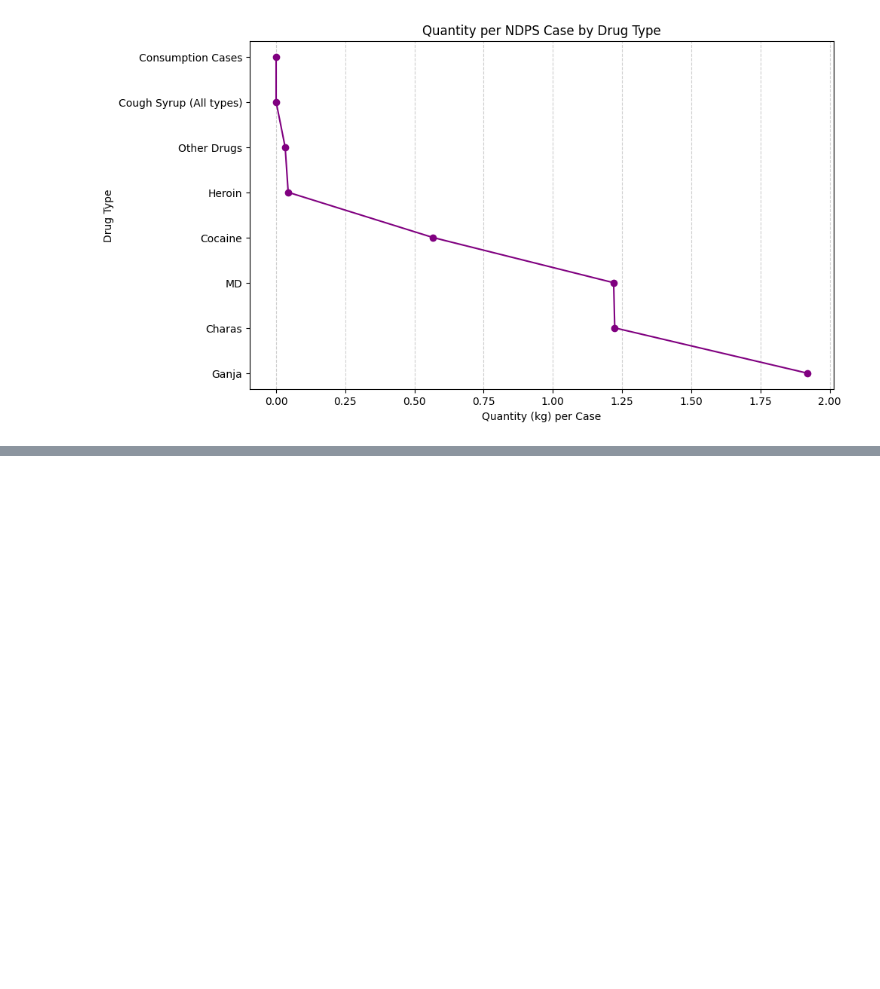
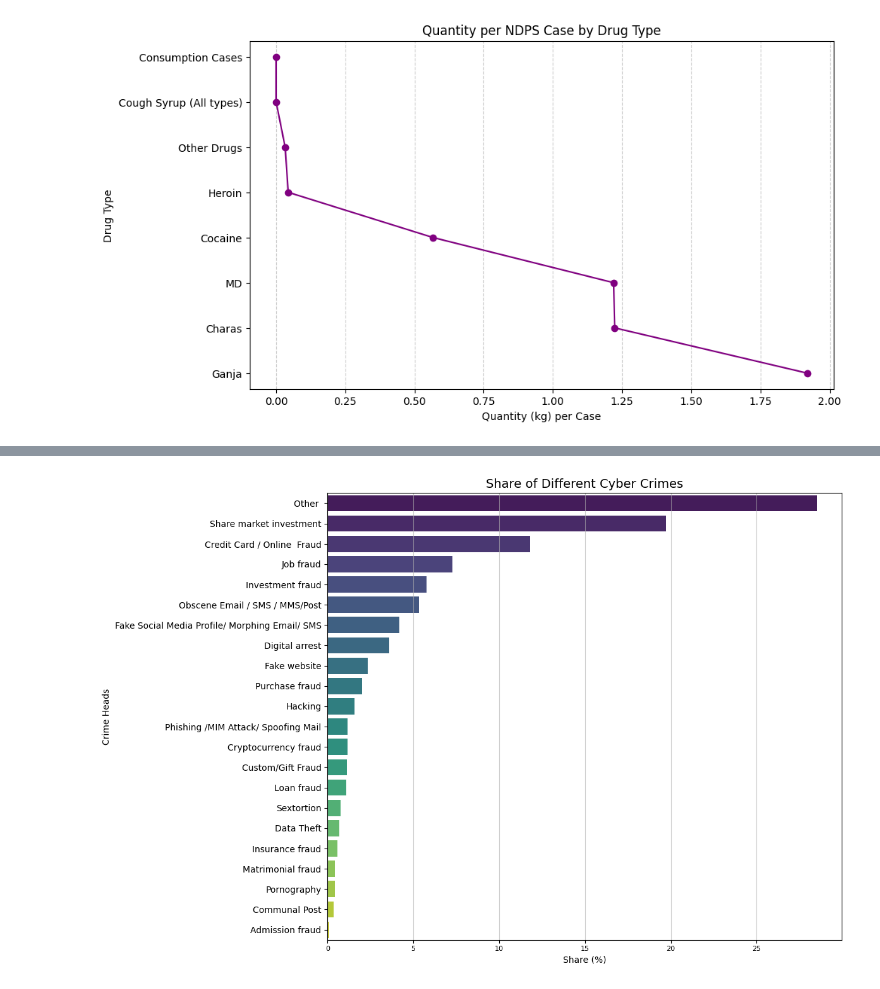
Before and after one commit to mrunmayee3108/Mumbai-Crime-data-analysis, a Jupyter notebook: crime_analysis.ipynb, the cells around one changed output, grey strips where cells are left out. Saved outputs shown, nothing was run; the diff lists cells and outputs as text; code cells hidden in the pictures; blank space fills up the shorter version.

Commit message:
crime analysis notebook

```diff
--- a/crime_analysis.ipynb
+++ b/crime_analysis.ipynb
@@ -354,0 +428,7 @@ plt.show()
+# %%
+import numpy as np
+df6['persons_arr_percase'] = np.where(df6['PA'] == 0, 0, df6['Reg.']/df6['PA'])
+df6['persons_arr_percase'] = df6['persons_arr_percase'].fillna(0)
+# %%
+df6.sort_values(by = 'persons_arr_percase', ascending = False, inplace = True)
+df6
@@ -354,0 +453,21 @@ plt.show()
+# %%
+df6['share'] = df6['Reg.']/df6['Reg.'].sum()
+# %%
+df6.sort_values(by = 'share', ascending=False, inplace = True)
+# %%
+plt.figure(figsize=(12, 8))
+sns.barplot(x='share', y='Head Wise Crime', data=df6.sort_values('share', ascending=False), palette='viridis', hue='Head Wise Crime', legend=False)
+plt.grid(axis = 'x', linestyle = '-', alpha = 0.6)
+plt.tick_params(axis='y', labelsize=8) # Adjust fontsize for y-axis labels
+plt.tick_params(axis='x', labelsize=8) # Adjust fontsize for x-axis labels
+plt.title('Share of Different Cyber Crimes', fontsize=14) # Adjust title fontsize
+plt.xlabel('Share (%)', fontsize=10) # Adjust xlabel fontsize
+plt.ylabel('Crime Heads', fontsize=10) # Adjust ylabel fontsize
+from google.colab import files
+plt.savefig('cyber.png')
+files.download('cyber.png')
+plt.yticks(fontsize = 10)
+plt.subplots_adjust(left=0.5)
+plt.tight_layout()
+plt.show()
+# %% [output]
@@ -354,0 +476 @@ plt.show()
+[figure, added]
```
Also changed, not shown: parts of 19 cells of this notebook.
